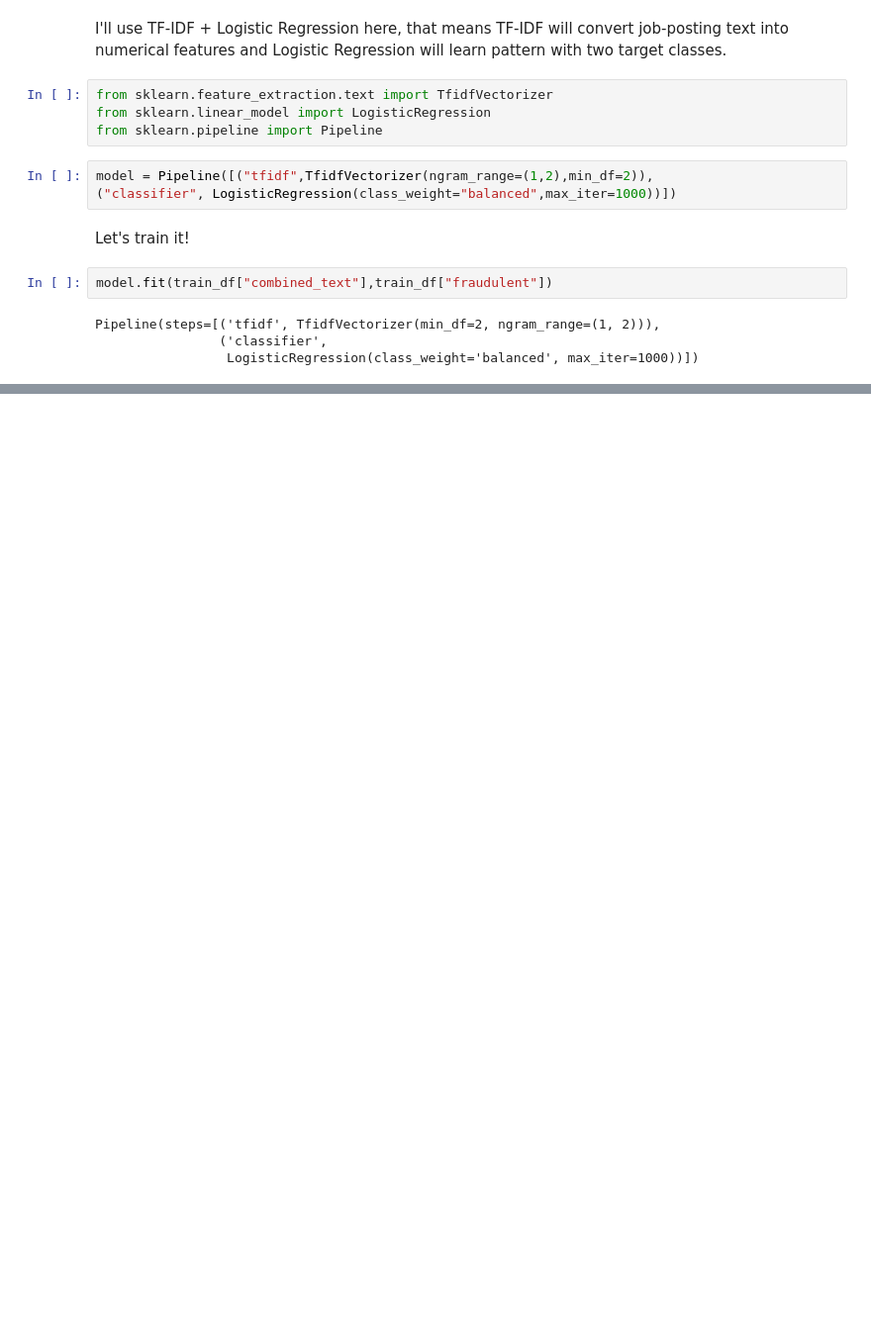
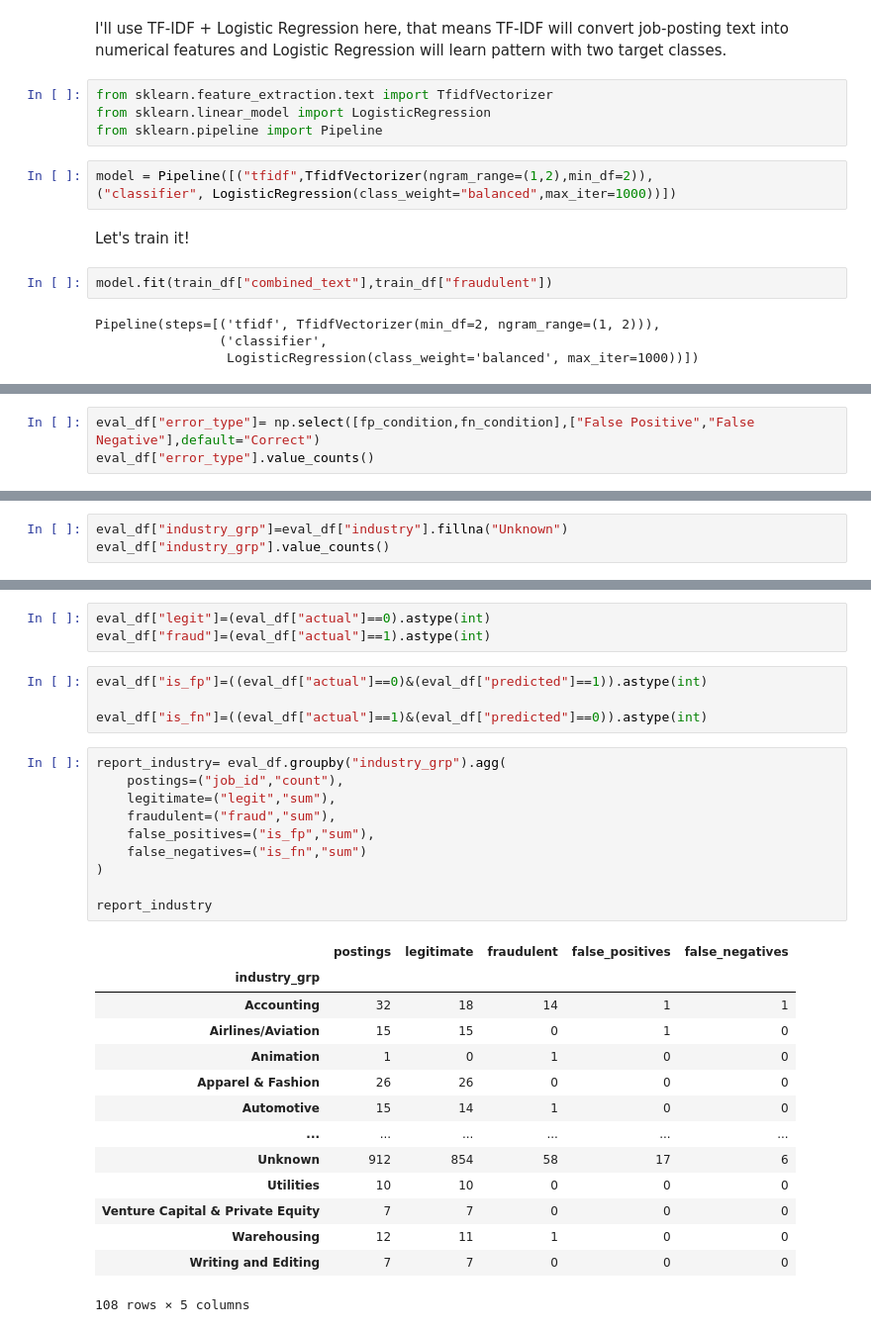
Before and after one commit to Chandani-coder/offershield, a Jupyter notebook: notebooks/model_building.ipynb, the cells around one changed output, grey strips where cells are left out. Shown at 99% size. Cells and saved outputs as stored; diff of their text form; blank space fills up the shorter version.

```diff
--- a/notebooks/model_building.ipynb
+++ b/notebooks/model_building.ipynb
@@ -215,0 +377,3 @@ Pipeline(steps=[('tfidf', TfidfVectorizer(min_df=2, ngram_range=(1, 2))),
+# %%
+eval_df["error_type"]= np.select([fp_condition,fn_condition],["False Positive","False Negative"],default="Correct")
+eval_df["error_type"].value_counts()
@@ -215,0 +403,3 @@ Pipeline(steps=[('tfidf', TfidfVectorizer(min_df=2, ngram_range=(1, 2))),
+# %%
+eval_df["industry_grp"]=eval_df["industry"].fillna("Unknown")
+eval_df["industry_grp"].value_counts()
@@ -215,0 +420,32 @@ Pipeline(steps=[('tfidf', TfidfVectorizer(min_df=2, ngram_range=(1, 2))),
+# %%
+eval_df["legit"]=(eval_df["actual"]==0).astype(int)
+eval_df["fraud"]=(eval_df["actual"]==1).astype(int)
+# %%
+eval_df["is_fp"]=((eval_df["actual"]==0)&(eval_df["predicted"]==1)).astype(int)
+
+eval_df["is_fn"]=((eval_df["actual"]==1)&(eval_df["predicted"]==0)).astype(int)
+# %%
+report_industry= eval_df.groupby("industry_grp").agg(
+    postings=("job_id","count"),
+    legitimate=("legit","sum"),
+    fraudulent=("fraud","sum"),
+    false_positives=("is_fp","sum"),
+    false_negatives=("is_fn","sum")
+)
+
+report_industry
+# %% [output]
+|  | postings | legitimate | fraudulent | false_positives | false_negatives |
+| industry_grp |  |  |  |  |  |
+| Accounting | 32 | 18 | 14 | 1 | 1 |
+| Airlines/Aviation | 15 | 15 | 0 | 1 | 0 |
+| Animation | 1 | 0 | 1 | 0 | 0 |
+| Apparel & Fashion | 26 | 26 | 0 | 0 | 0 |
+| Automotive | 15 | 14 | 1 | 0 | 0 |
+| ... | ... | ... | ... | ... | ... |
+| Unknown | 912 | 854 | 58 | 17 | 6 |
+| Utilities | 10 | 10 | 0 | 0 | 0 |
+| Venture Capital & Private Equity | 7 | 7 | 0 | 0 | 0 |
+| Warehousing | 12 | 11 | 1 | 0 | 0 |
+| Writing and Editing | 7 | 7 | 0 | 0 | 0 |
+108 rows × 5 columns
```
Also changed, not shown: parts of 51 cells of this notebook, 14 other files.
